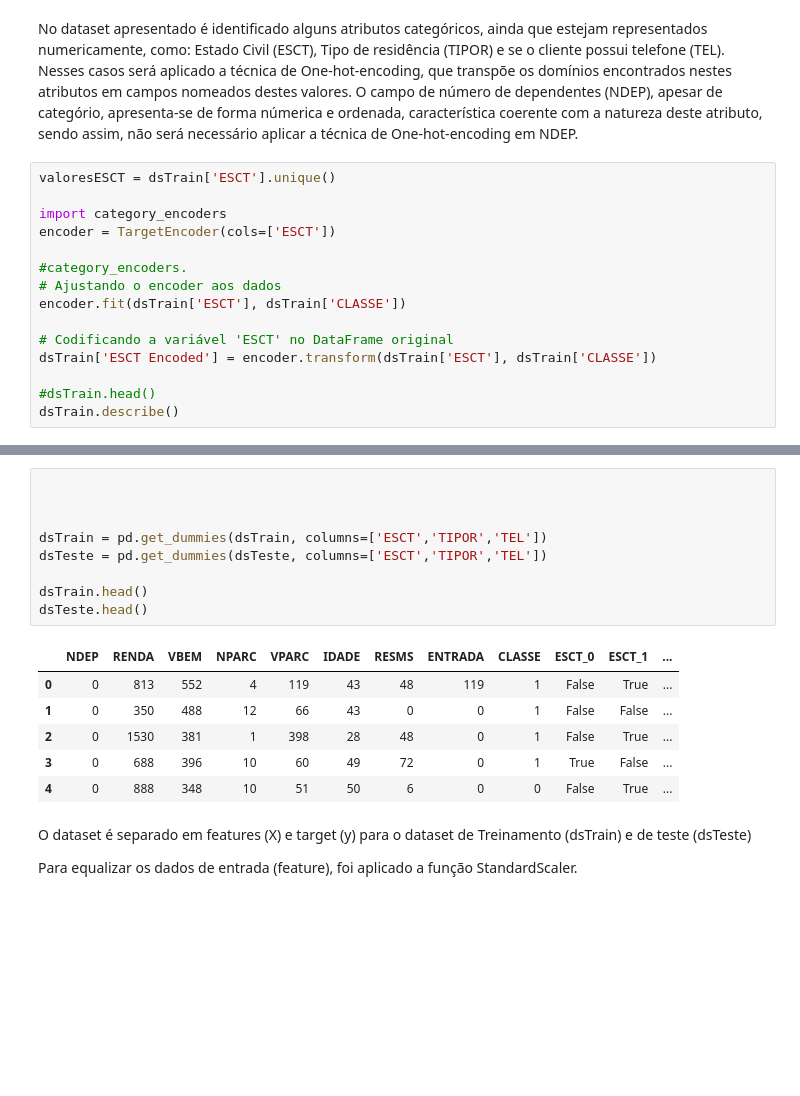
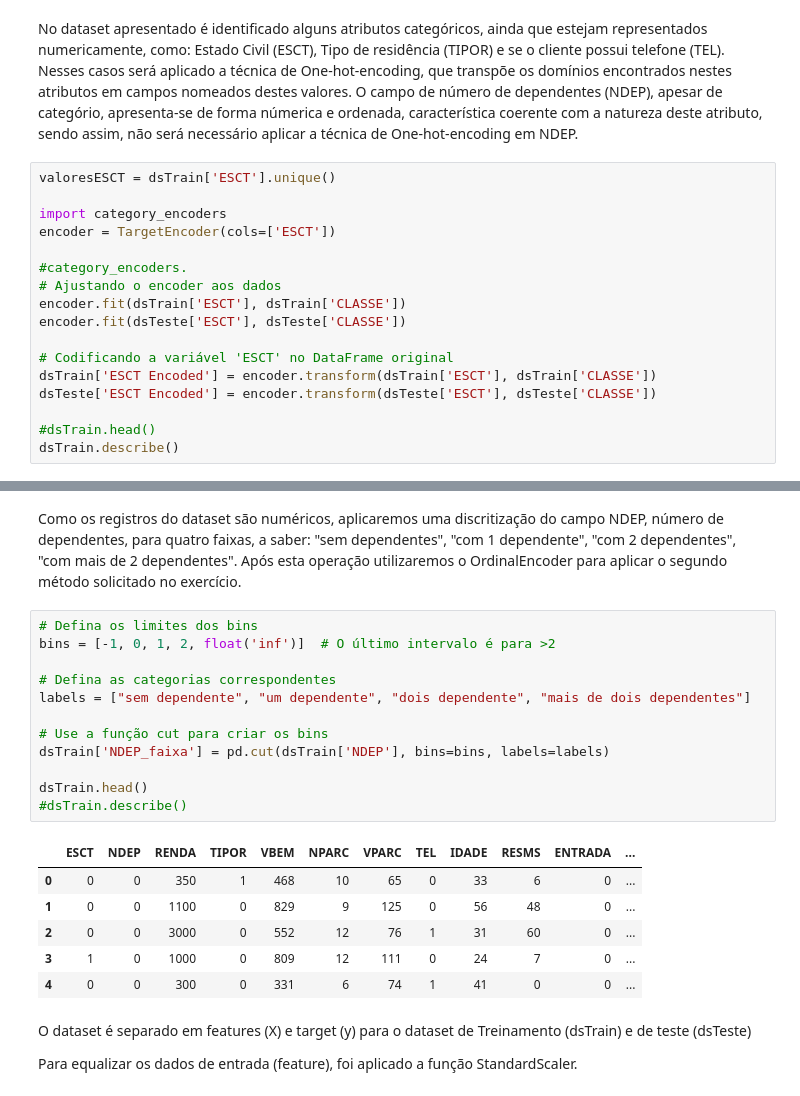
Before and after one commit to helioacastro/Aprendizagem-de-Maquina, a Jupyter notebook: notebooks/AM_T2_HELIO_ARAUJO_E_CASTRO.ipynb, the cells around one changed output, grey strips where cells are left out. Drawn from its saved outputs; the diff is of its cells as text; blank space fills up the shorter version.

```diff
--- a/notebooks/AM_T2_HELIO_ARAUJO_E_CASTRO.ipynb
+++ b/notebooks/AM_T2_HELIO_ARAUJO_E_CASTRO.ipynb
@@ -72,9 +72,11 @@ encoder = TargetEncoder(cols=['ESCT'])
 #category_encoders.
 # Ajustando o encoder aos dados
 encoder.fit(dsTrain['ESCT'], dsTrain['CLASSE'])
+encoder.fit(dsTeste['ESCT'], dsTeste['CLASSE'])
 
 # Codificando a variável 'ESCT' no DataFrame original
 dsTrain['ESCT Encoded'] = encoder.transform(dsTrain['ESCT'], dsTrain['CLASSE'])
+dsTeste['ESCT Encoded'] = encoder.transform(dsTeste['ESCT'], dsTeste['CLASSE'])
 
 #dsTrain.head()
 dsTrain.describe()
@@ -88,22 +90,27 @@ dsTrain.describe()
 | 50% | 0.000000 | 0.000000 | 650.000000 | 0.000000 | 490.000000 | 10.000000 | 83.000000 | 0.000000 | 39.000000 | 6.000000 | 0.000000 | ... |
 | 75% | 1.000000 | 0.000000 | 1200.000000 | 1.000000 | 618.000000 | 10.000000 | 118.000000 | 0.000000 | 52.000000 | 48.000000 | 0.000000 | ... |
 | max | 3.000000 | 7.000000 | 8000.000000 | 1.000000 | 4000.000000 | 24.000000 | 711.000000 | 1.000000 | 70.000000 | 420.000000 | 1300.000000 | ... |
-# %%
-
-
-
-dsTrain = pd.get_dummies(dsTrain, columns=['ESCT','TIPOR','TEL'])
-dsTeste = pd.get_dummies(dsTeste, columns=['ESCT','TIPOR','TEL'])
-
-dsTrain.head()
-dsTeste.head()
-# %% [output]
-|  | NDEP | RENDA | VBEM | NPARC | VPARC | IDADE | RESMS | ENTRADA | CLASSE | ESCT_0 | ESCT_1 | ... |
-| 0 | 0 | 813 | 552 | 4 | 119 | 43 | 48 | 119 | 1 | False | True | ... |
-| 1 | 0 | 350 | 488 | 12 | 66 | 43 | 0 | 0 | 1 | False | False | ... |
-| 2 | 0 | 1530 | 381 | 1 | 398 | 28 | 48 | 0 | 1 | False | True | ... |
-| 3 | 0 | 688 | 396 | 10 | 60 | 49 | 72 | 0 | 1 | True | False | ... |
-| 4 | 0 | 888 | 348 | 10 | 51 | 50 | 6 | 0 | 0 | False | True | ... |
+# %% [markdown]
+Como os registros do dataset são numéricos, aplicaremos uma discritização do campo NDEP, número de dependentes, para quatro faixas, a saber: "sem dependentes", "com 1 dependente", "com 2 dependentes", "com mais de 2 dependentes". Após esta operação utilizaremos o OrdinalEncoder para aplicar o segundo método solicitado no exercício.
+# %%
+# Defina os limites dos bins
+bins = [-1, 0, 1, 2, float('inf')]  # O último intervalo é para >2
+
+# Defina as categorias correspondentes
+labels = ["sem dependente", "um dependente", "dois dependente", "mais de dois dependentes"]
+
+# Use a função cut para criar os bins
+dsTrain['NDEP_faixa'] = pd.cut(dsTrain['NDEP'], bins=bins, labels=labels)
+
+dsTrain.head()
+#dsTrain.describe()
+# %% [output]
+|  | ESCT | NDEP | RENDA | TIPOR | VBEM | NPARC | VPARC | TEL | IDADE | RESMS | ENTRADA | ... |
+| 0 | 0 | 0 | 350 | 1 | 468 | 10 | 65 | 0 | 33 | 6 | 0 | ... |
+| 1 | 0 | 0 | 1100 | 0 | 829 | 9 | 125 | 0 | 56 | 48 | 0 | ... |
+| 2 | 0 | 0 | 3000 | 0 | 552 | 12 | 76 | 1 | 31 | 60 | 0 | ... |
+| 3 | 1 | 0 | 1000 | 0 | 809 | 12 | 111 | 0 | 24 | 7 | 0 | ... |
+| 4 | 0 | 0 | 300 | 0 | 331 | 6 | 74 | 1 | 41 | 0 | 0 | ... |
 # %% [markdown]
 O dataset é separado em features (X) e target (y) para o dataset de Treinamento (dsTrain) e de teste (dsTeste)
 
```
